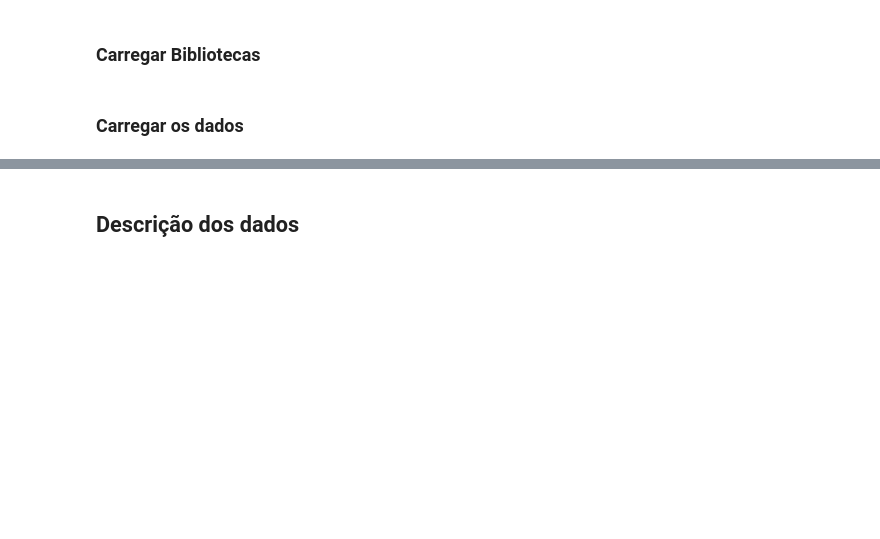
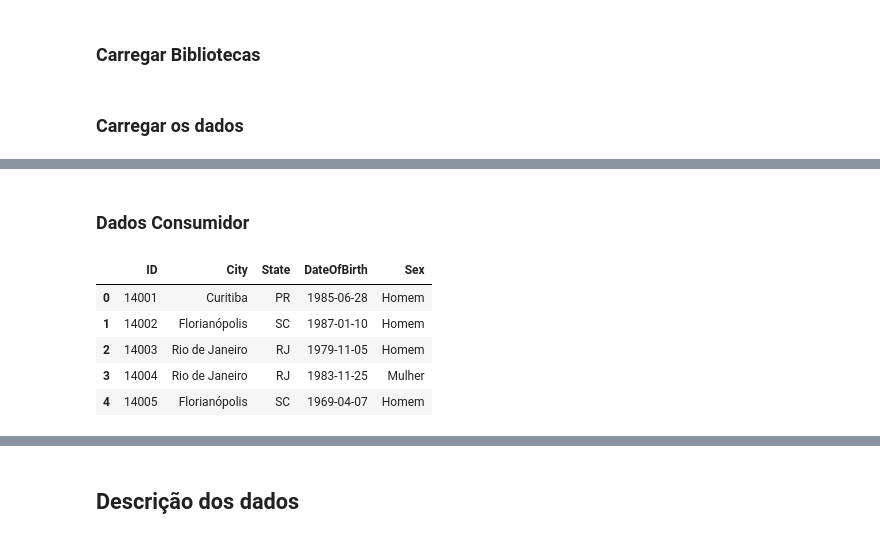
Before and after one commit to webluc/bix, a Jupyter notebook: bix.ipynb, the cells around one changed output, grey strips where cells are left out. Cells and saved outputs as stored; diff of their text form; code cells hidden in the pictures; blank space fills up the shorter version.

```diff
--- a/bix.ipynb
+++ b/bix.ipynb
@@ -24,0 +38,11 @@ df_lojas = pd.read_excel( "data/datasets.xlsx",
+# %% [markdown]
+### Dados Consumidor
+# %%
+df_consumidor.head()
+# %% [output]
+|  | ID | City | State | DateOfBirth | Sex |
+| 0 | 14001 | Curitiba | PR | 1985-06-28 | Homem |
+| 1 | 14002 | Florianópolis | SC | 1987-01-10 | Homem |
+| 2 | 14003 | Rio de Janeiro | RJ | 1979-11-05 | Homem |
+| 3 | 14004 | Rio de Janeiro | RJ | 1983-11-25 | Mulher |
+| 4 | 14005 | Florianópolis | SC | 1969-04-07 | Homem |
```
Also changed, not shown: parts of 8 cells of this notebook.
